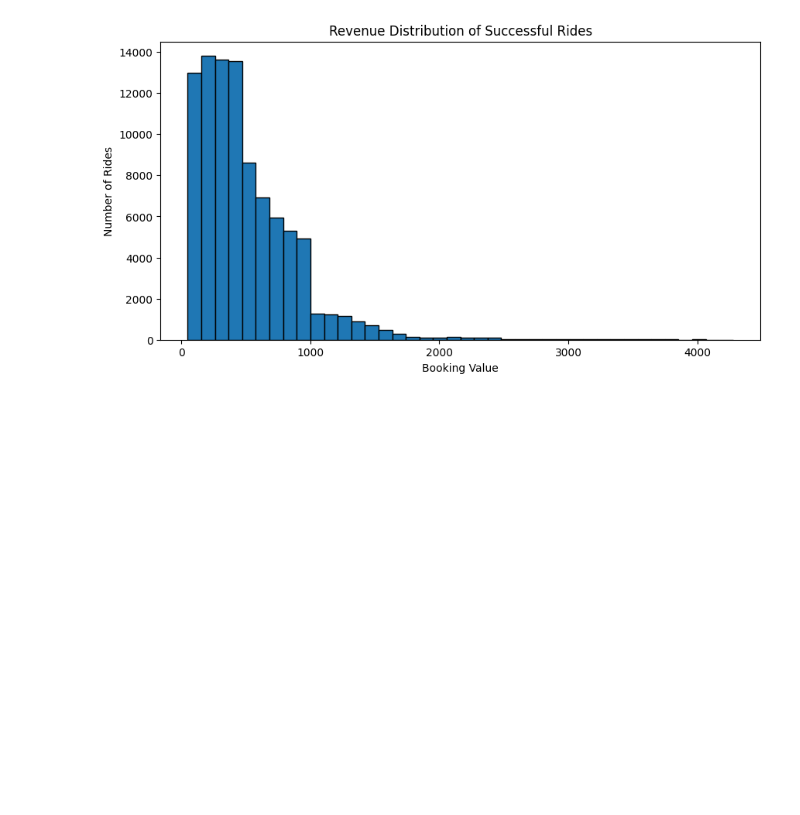
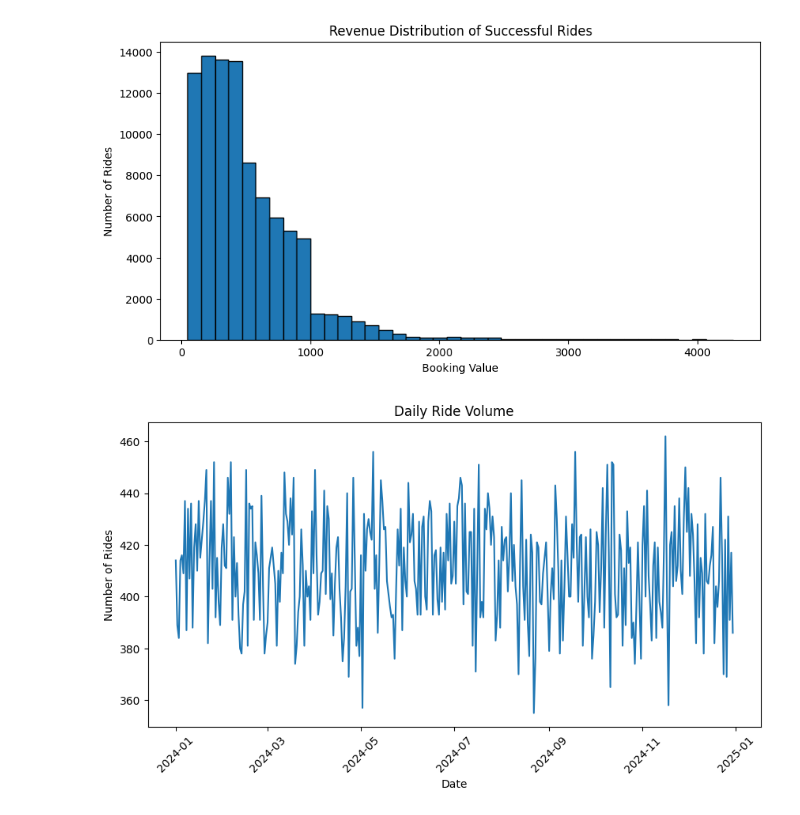
Before and after one commit to debjit11/Namma-Yatri-and-Uber-Analysis, a Jupyter notebook: uber_main.ipynb, the cells around one changed output. Saved outputs shown, nothing was run; the diff lists cells and outputs as text; code cells hidden in the pictures; blank space fills up the shorter version.

```diff
--- a/uber_main.ipynb
+++ b/uber_main.ipynb
@@ -366,3 +366,20 @@ plt.ylabel("Number of Rides")
 plt.show()
 # %% [output]
 [figure]
+# %%
+
+# Rides per day
+daily_rides = df.groupby('Date').size()
+
+# Plot
+plt.figure(figsize=(10,5))
+plt.plot(daily_rides.index, daily_rides.values)
+
+plt.title("Daily Ride Volume")
+plt.xlabel("Date")
+plt.ylabel("Number of Rides")
+plt.xticks(rotation=45)
+
+plt.show()
+# %% [output]
+[figure, added]
```
Also changed, not shown: parts of 2 cells of this notebook.
